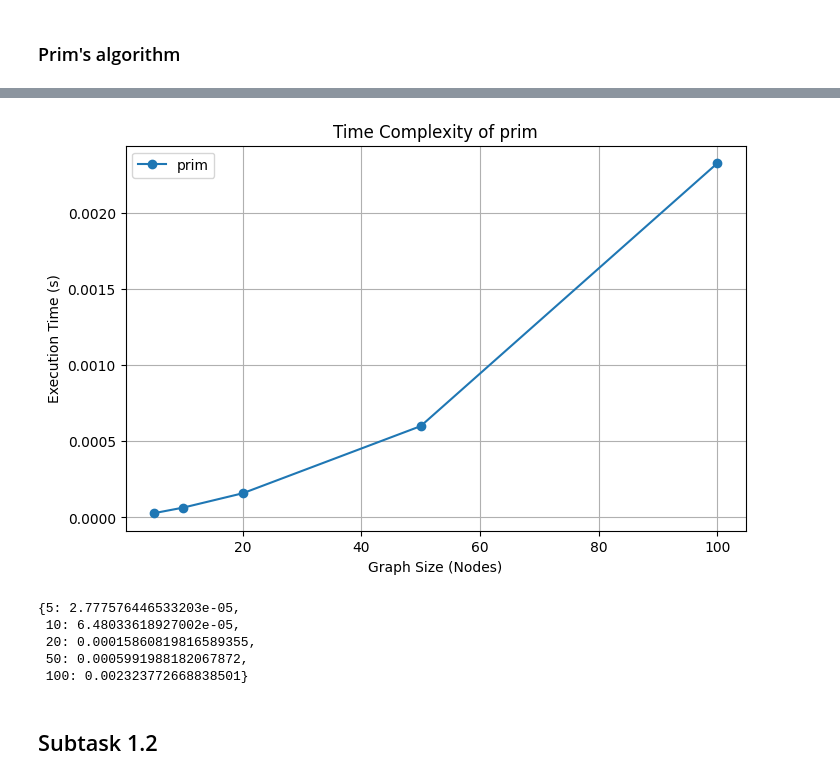
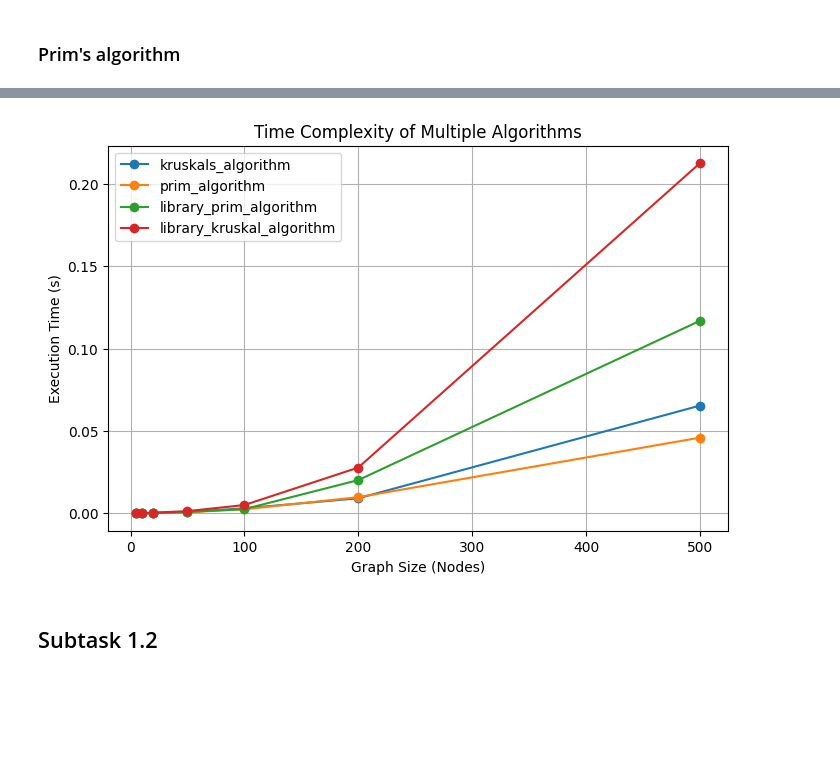
Before and after one commit to rasthpop/discrete-mathematics-tree-lab, a Jupyter notebook: Lab1_trees.ipynb, the cells around one changed output, grey strips where cells are left out. Drawn from its saved outputs; the diff is of its cells as text; code cells hidden in the pictures; blank space fills up the shorter version.

```diff
--- a/Lab1_trees.ipynb
+++ b/Lab1_trees.ipynb
@@ -279,13 +273,14 @@ mstp.edges(), len(mstp.edges())
  9)
-# %%
-analyze_time_complexity(prim, graph_sizes = [5, 10, 20, 50, 100])
-# %% [output]
-[figure, removed]
-{5: 2.777576446533203e-05,
- 10: 6.48033618927002e-05,
- 20: 0.00015860819816589355,
- 50: 0.0005991988182067872,
- 100: 0.002323772668838501}
+# %%
+library_kruskal_algorithm = lambda G: nx.minimum_spanning_tree(G, algorithm="kruskal")
+library_kruskal_algorithm.__name__ = "library_kruskal_algorithm"
+
+library_prim_algorithm = lambda G: nx.minimum_spanning_tree(G, algorithm='prim')
+library_prim_algorithm.__name__ = "library_prim_algorithm"
+
+analyze_time_complexity([kruskals_algorithm, prim_algorithm, library_prim_algorithm, library_kruskal_algorithm], number_iterations = 1000)
+# %% [output]
+[figure, added]
 # %% [markdown]
 ## Subtask 1.2
 # %%
```
Also changed, not shown: parts of 59 cells of this notebook, 1 other file.
